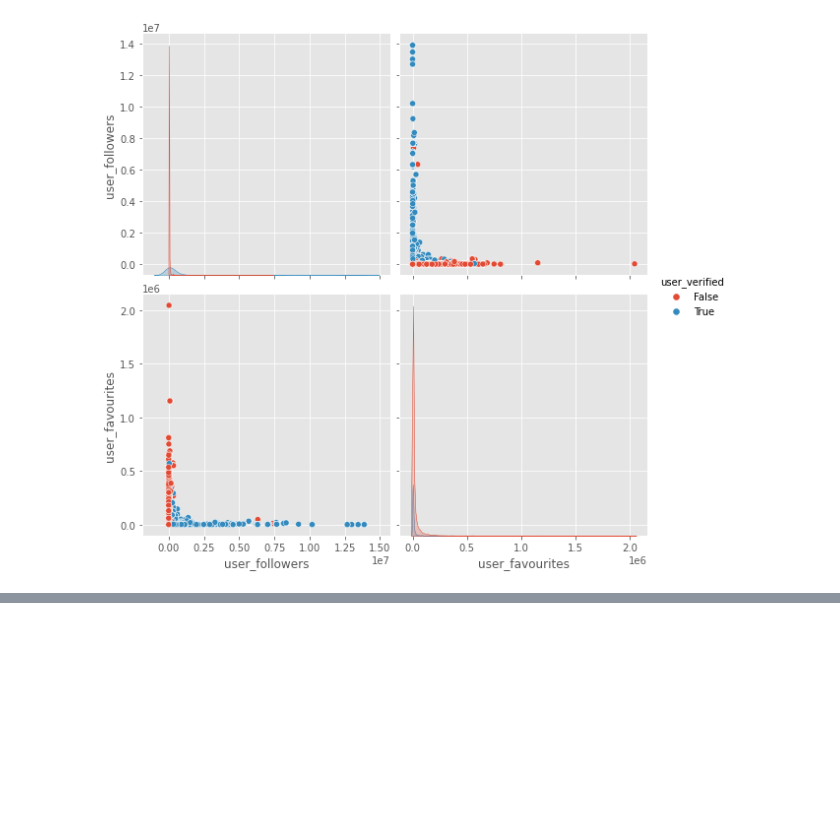
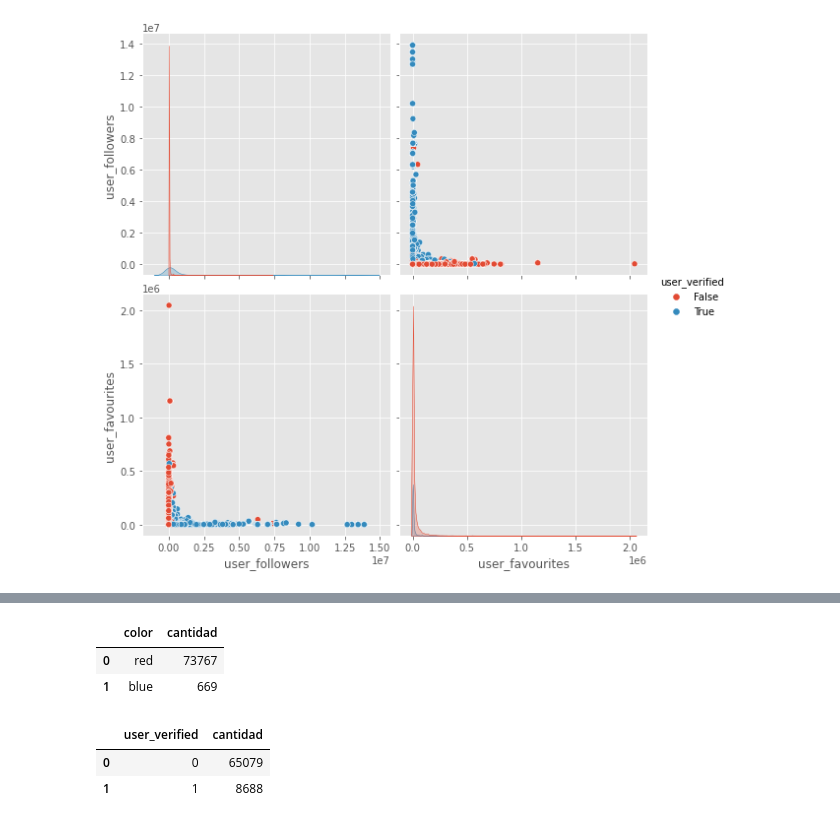
Before and after one commit to LeonelConde/RetoAnalitica, a Jupyter notebook: Reto Analítica de Datos.ipynb, the cells around one changed output, grey strips where cells are left out. Saved outputs shown, nothing was run; the diff lists cells and outputs as text; code cells hidden in the pictures; blank space fills up the shorter version.

```diff
--- a/Reto Analítica de Datos.ipynb
+++ b/Reto Analítica de Datos.ipynb
@@ -130,0 +183,25 @@ sb.pairplot(new_df.dropna(), hue='user_verified',height=4,vars=["user_followers"
+# %%
+copy =  pd.DataFrame()
+copy['user_verified']=new_df['user_verified'].values
+copy['user_favourites']=new_df['user_favourites'].values
+copy['label'] = labels;
+cantidadGrupo =  pd.DataFrame()
+cantidadGrupo['color']=colores
+cantidadGrupo['cantidad']=copy.groupby('label').size()
+cantidadGrupo
+# %% [output]
+|  | color | cantidad |
+| 0 | red | 73767 |
+| 1 | blue | 669 |
+# %%
+group_referrer_index = copy['label'] ==0
+group_referrals = copy[group_referrer_index]
+
+diversidadGrupo =  pd.DataFrame()
+diversidadGrupo['user_verified']=[0,1]
+diversidadGrupo['cantidad']=group_referrals.groupby('user_verified').size()
+diversidadGrupo
+# %% [output]
+|  | user_verified | cantidad |
+| 0 | 0 | 65079 |
+| 1 | 1 | 8688 |
```
Also changed, not shown: parts of 6 cells of this notebook, 2 other files.
